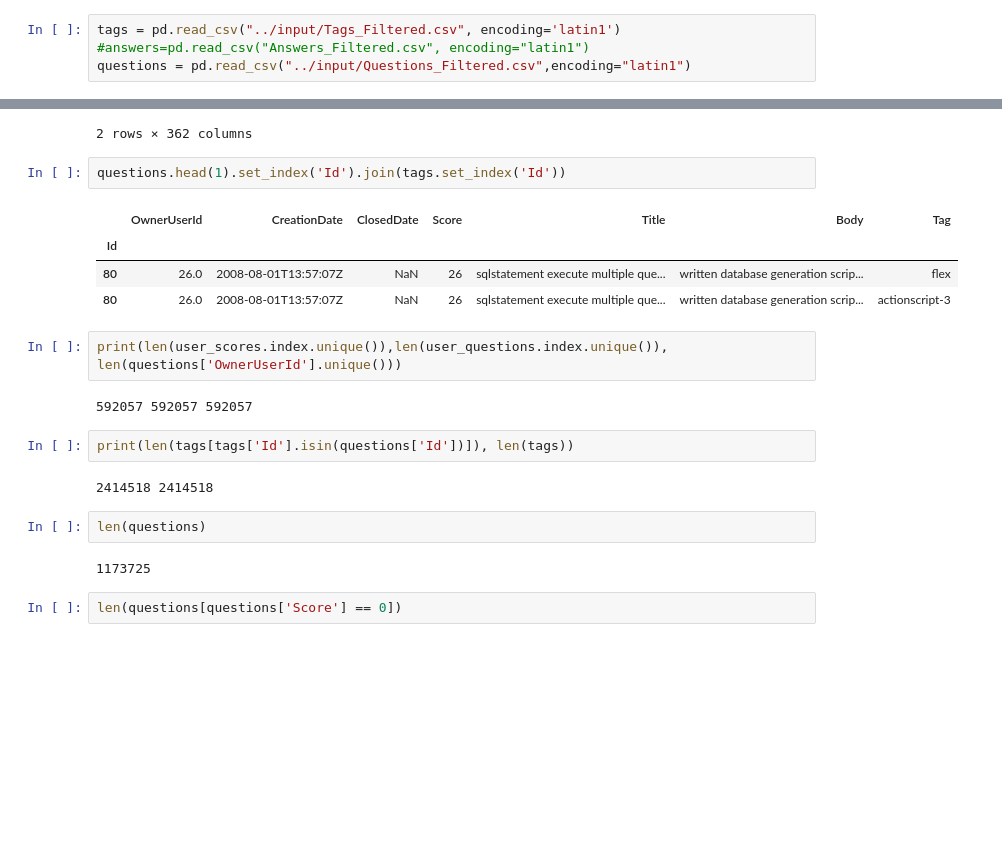
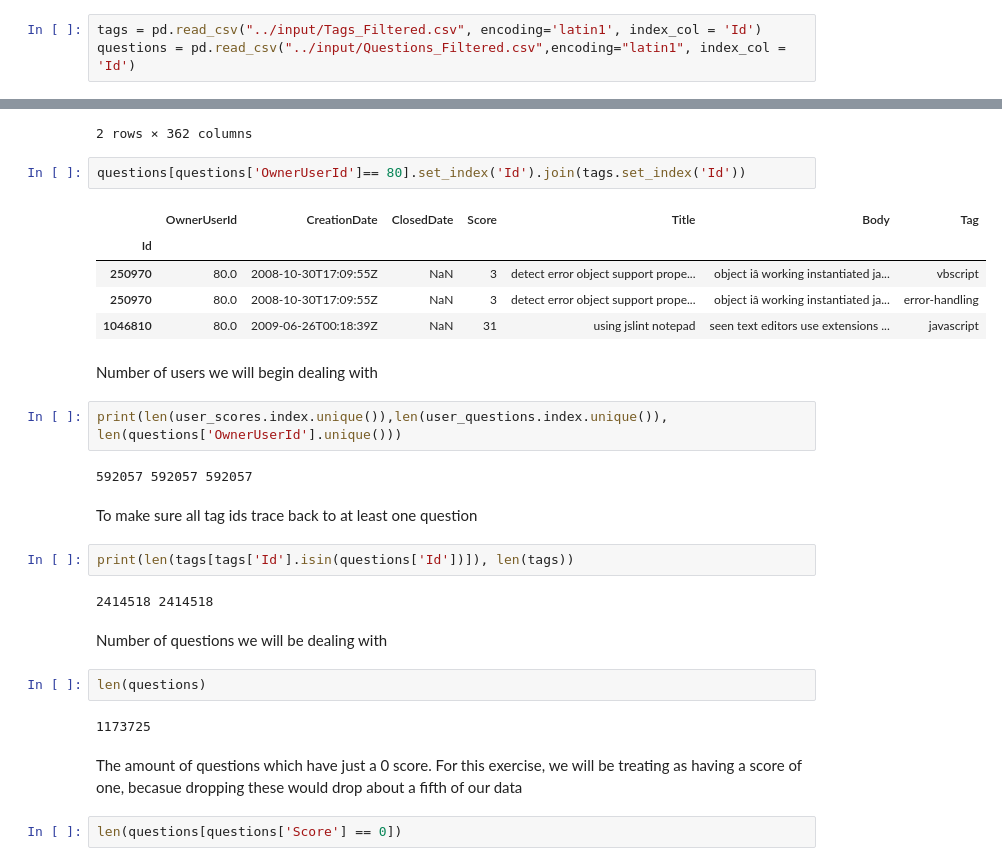
Before and after one commit to TSunny007/StackOverflowAnalytics, a Jupyter notebook: Notebook/user_question_mapping.ipynb, the cells around one changed output, grey strips where cells are left out. Cells and saved outputs as stored; diff of their text form; blank space fills up the shorter version.

```diff
--- a/Notebook/user_question_mapping.ipynb
+++ b/Notebook/user_question_mapping.ipynb
@@ -3,6 +5,5 @@ import math
 import numpy as np # linear algebra
 import pandas as pd # data processing, CSV file I/O (e.g. pd.read_csv)
 # %%
-tags = pd.read_csv("../input/Tags_Filtered.csv", encoding='latin1')
-#answers=pd.read_csv("Answers_Filtered.csv", encoding="latin1")
-questions = pd.read_csv("../input/Questions_Filtered.csv",encoding="latin1")
+tags = pd.read_csv("../input/Tags_Filtered.csv", encoding='latin1', index_col = 'Id')
+questions = pd.read_csv("../input/Questions_Filtered.csv",encoding="latin1", index_col = 'Id')
@@ -21,24 +42,33 @@ user_scores.head(2)
 | 58.0 | 0.0 | 0.0 | 0.0 | 0.0 | 0.0 | 0.0 | 0.0 | 0.0 | 0.0 | 0.0 | ... |
 2 rows × 362 columns
 # %%
-questions.head(1).set_index('Id').join(tags.set_index('Id'))
+questions[questions['OwnerUserId']== 80].set_index('Id').join(tags.set_index('Id'))
 # %% [output]
 |  | OwnerUserId | CreationDate | ClosedDate | Score | Title | Body | Tag |
 | Id |  |  |  |  |  |  |  |
-| 80 | 26.0 | 2008-08-01T13:57:07Z | NaN | 26 | sqlstatement execute multiple que... | written database generation scrip... | flex |
-| 80 | 26.0 | 2008-08-01T13:57:07Z | NaN | 26 | sqlstatement execute multiple que... | written database generation scrip... | actionscript-3 |
+| 250970 | 80.0 | 2008-10-30T17:09:55Z | NaN | 3 | detect error object support prope... | object iâ working instantiated ja... | vbscript |
+| 250970 | 80.0 | 2008-10-30T17:09:55Z | NaN | 3 | detect error object support prope... | object iâ working instantiated ja... | error-handling |
+| 1046810 | 80.0 | 2009-06-26T00:18:39Z | NaN | 31 | using jslint notepad | seen text editors use extensions ... | javascript |
+# %% [markdown]
+Number of users we will begin dealing with
 # %%
 print(len(user_scores.index.unique()),len(user_questions.index.unique()), len(questions['OwnerUserId'].unique()))
 # %% [output]
 592057 592057 592057
+# %% [markdown]
+To make sure all tag ids trace back to at least one question
 # %%
 print(len(tags[tags['Id'].isin(questions['Id'])]), len(tags))
 # %% [output]
 2414518 2414518
+# %% [markdown]
+Number of questions we will be dealing with
 # %%
 len(questions)
 # %% [output]
 1173725
+# %% [markdown]
+The amount of questions which have just a 0 score. For this exercise, we will be treating as having a score of one, becasue dropping these would drop about a fifth of our data
 # %%
 len(questions[questions['Score'] == 0])
 # %% [output]
```
Also changed, not shown: parts of 40 cells of this notebook, 1 other file.
